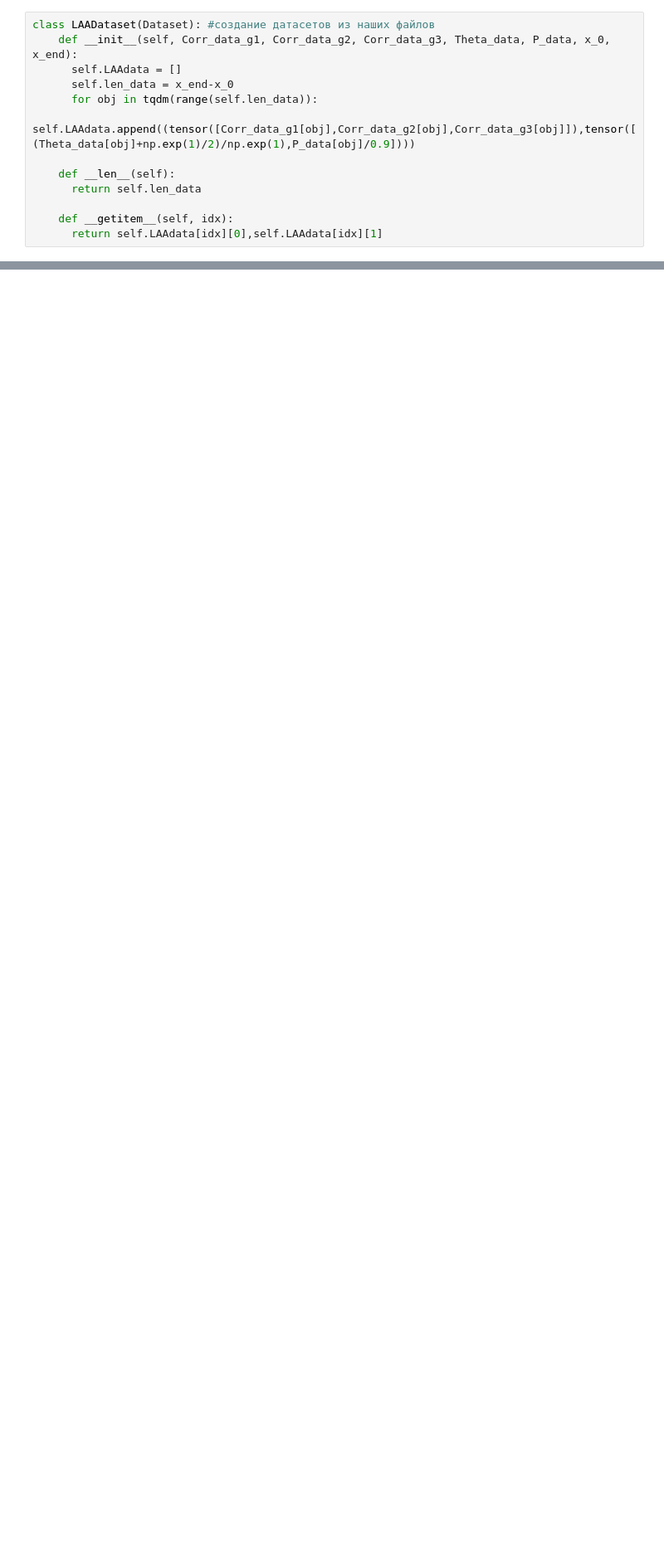
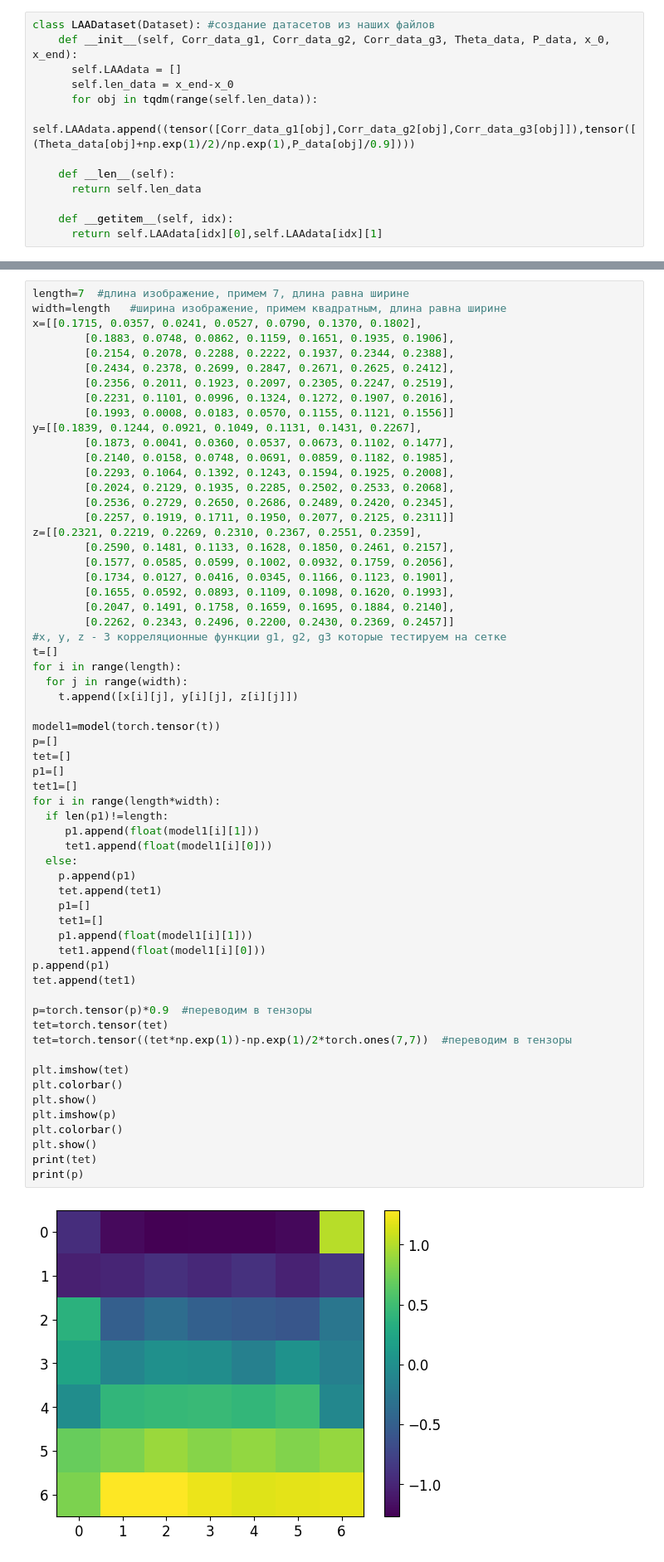
Before and after one commit to dainilliniad/small311qlab, a Jupyter notebook: курсовая_нейросеть.ipynb, the cells around one changed output, grey strips where cells are left out. Shown at 83% size. Cells and saved outputs as stored; diff of their text form; blank space fills up the shorter version.

```diff
--- a/курсовая_нейросеть.ipynb
+++ b/курсовая_нейросеть.ipynb
@@ -257,0 +180,63 @@ tensor([[0.8089, 0.1441, 0.2400, 0.5453, 0.5142, 0.7156, 0.7881],
+# %%
+length=7  #длина изображение, примем 7, длина равна ширине
+width=length   #ширина изображение, примем квадратным, длина равна ширине
+x=[[0.1715, 0.0357, 0.0241, 0.0527, 0.0790, 0.1370, 0.1802],
+        [0.1883, 0.0748, 0.0862, 0.1159, 0.1651, 0.1935, 0.1906],
+        [0.2154, 0.2078, 0.2288, 0.2222, 0.1937, 0.2344, 0.2388],
+        [0.2434, 0.2378, 0.2699, 0.2847, 0.2671, 0.2625, 0.2412],
+        [0.2356, 0.2011, 0.1923, 0.2097, 0.2305, 0.2247, 0.2519],
+        [0.2231, 0.1101, 0.0996, 0.1324, 0.1272, 0.1907, 0.2016],
+        [0.1993, 0.0008, 0.0183, 0.0570, 0.1155, 0.1121, 0.1556]]
+y=[[0.1839, 0.1244, 0.0921, 0.1049, 0.1131, 0.1431, 0.2267],
+        [0.1873, 0.0041, 0.0360, 0.0537, 0.0673, 0.1102, 0.1477],
+        [0.2140, 0.0158, 0.0748, 0.0691, 0.0859, 0.1182, 0.1985],
+        [0.2293, 0.1064, 0.1392, 0.1243, 0.1594, 0.1925, 0.2008],
+        [0.2024, 0.2129, 0.1935, 0.2285, 0.2502, 0.2533, 0.2068],
+        [0.2536, 0.2729, 0.2650, 0.2686, 0.2489, 0.2420, 0.2345],
+        [0.2257, 0.1919, 0.1711, 0.1950, 0.2077, 0.2125, 0.2311]]
+z=[[0.2321, 0.2219, 0.2269, 0.2310, 0.2367, 0.2551, 0.2359],
+        [0.2590, 0.1481, 0.1133, 0.1628, 0.1850, 0.2461, 0.2157],
+        [0.1577, 0.0585, 0.0599, 0.1002, 0.0932, 0.1759, 0.2056],
+        [0.1734, 0.0127, 0.0416, 0.0345, 0.1166, 0.1123, 0.1901],
+        [0.1655, 0.0592, 0.0893, 0.1109, 0.1098, 0.1620, 0.1993],
+        [0.2047, 0.1491, 0.1758, 0.1659, 0.1695, 0.1884, 0.2140],
+        [0.2262, 0.2343, 0.2496, 0.2200, 0.2430, 0.2369, 0.2457]]
+#x, y, z - 3 корреляционные функции g1, g2, g3 которые тестируем на сетке
+t=[]
+for i in range(length):
+  for j in range(width):
+    t.append([x[i][j], y[i][j], z[i][j]])
+
+model1=model(torch.tensor(t))
+p=[]
+tet=[]
+p1=[]
+tet1=[]
+for i in range(length*width):
+  if len(p1)!=length:
+     p1.append(float(model1[i][1]))
+     tet1.append(float(model1[i][0]))
+  else:
+    p.append(p1)
+    tet.append(tet1)
+    p1=[]
+    tet1=[]
+    p1.append(float(model1[i][1]))
+    tet1.append(float(model1[i][0]))
+p.append(p1)
+tet.append(tet1)
+
+p=torch.tensor(p)*0.9  #переводим в тензоры
+tet=torch.tensor(tet)
+tet=torch.tensor((tet*np.exp(1))-np.exp(1)/2*torch.ones(7,7))  #переводим в тензоры
+
+plt.imshow(tet)
+plt.colorbar()
+plt.show()
+plt.imshow(p)
+plt.colorbar()
+plt.show()
+print(tet)
+print(p)
+# %% [output]
+[figure, added]
```
Also changed, not shown: parts of 5 cells of this notebook.
